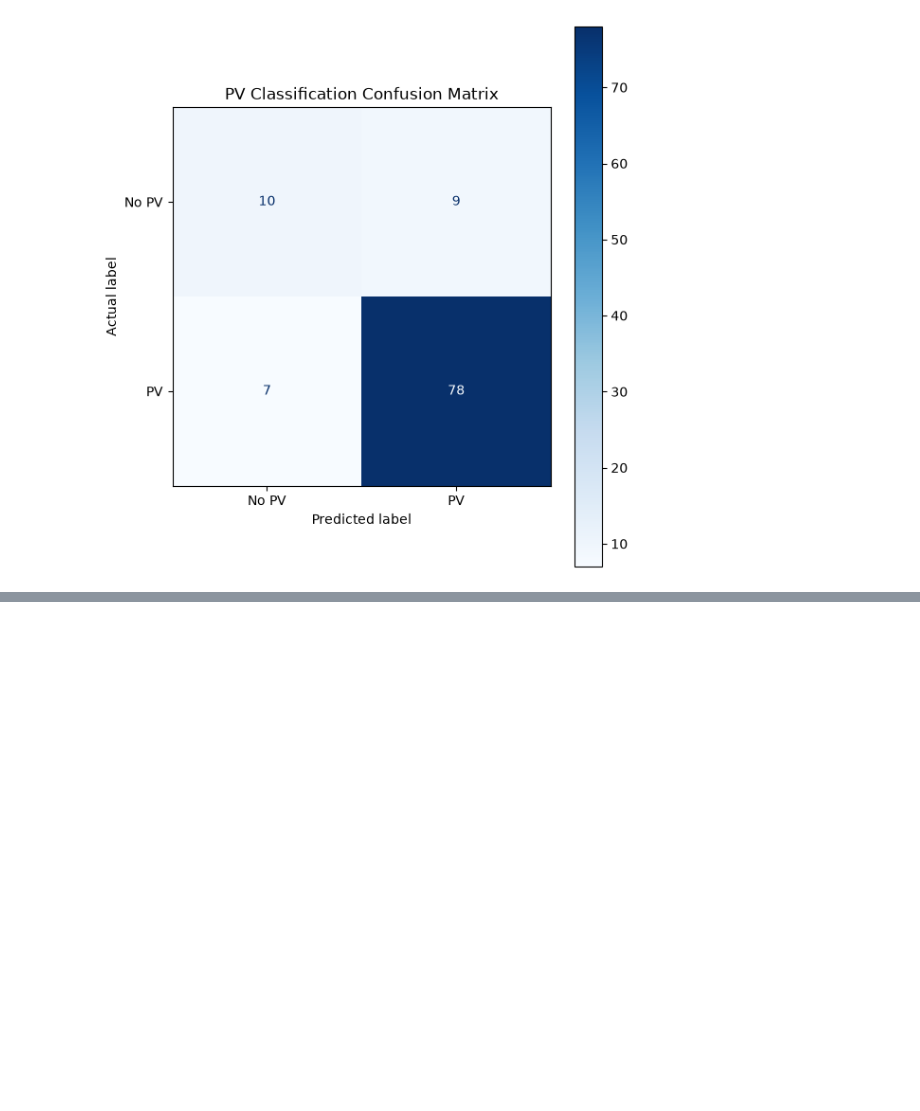
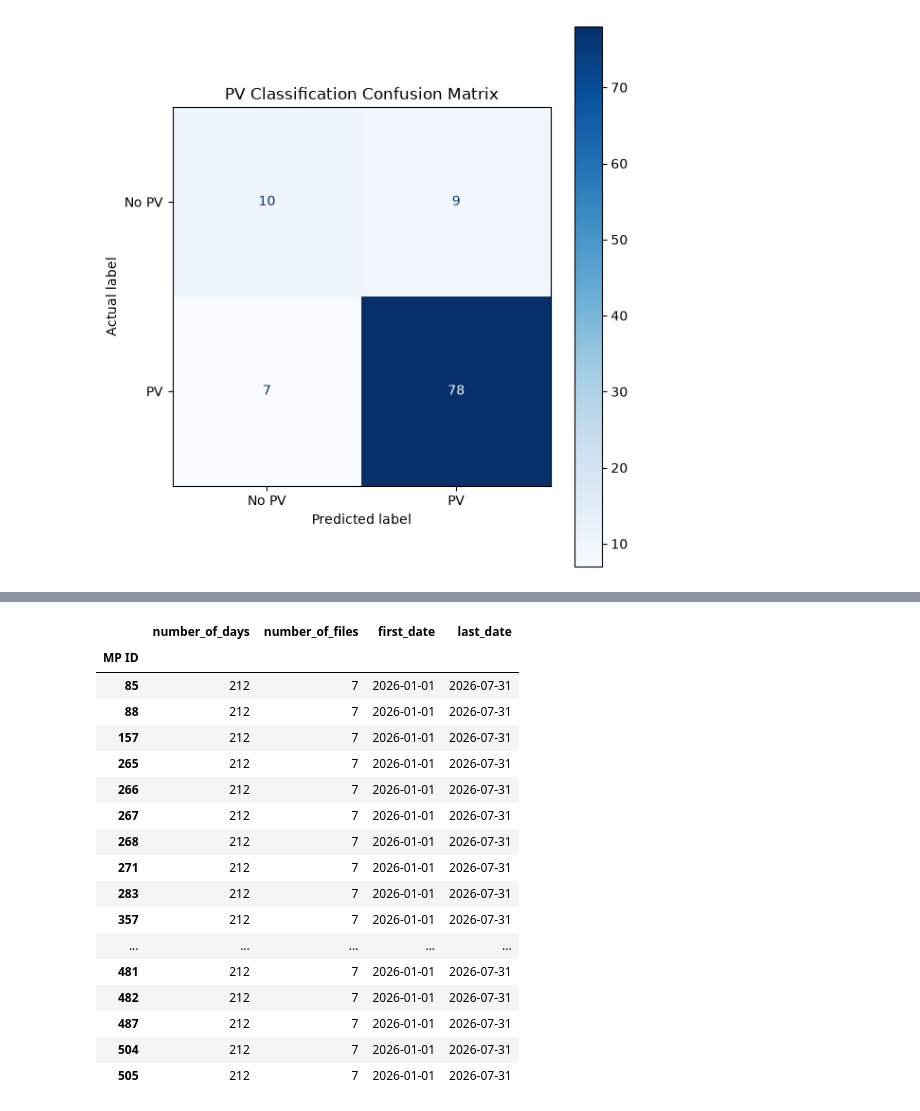
Before and after one commit to francescocafagna2002/OSNOVA, a Jupyter notebook: dataanalysis/cleaning.ipynb, the cells around one changed output, grey strips where cells are left out. Saved outputs shown, nothing was run; the diff lists cells and outputs as text; code cells hidden in the pictures; blank space fills up the shorter version.

```diff
--- a/dataanalysis/cleaning.ipynb
+++ b/dataanalysis/cleaning.ipynb
@@ -1188,0 +1221,82 @@ from pv_prediction.pv_prediction_suite import (
+# %%
+# ============================================================
+# 2. FIND MP IDs WITH THE BEST 2026 COVERAGE
+# ============================================================
+
+coverage_parts = []
+
+for file in files_2026:
+    try:
+        temp = pd.read_parquet(
+            file,
+            columns=["MP ID", "Datum"]
+        )
+
+        temp["MP ID"] = pd.to_numeric(
+            temp["MP ID"],
+            errors="coerce"
+        ).astype("Int64")
+
+        temp["Datum"] = pd.to_datetime(
+            temp["Datum"],
+            dayfirst=True,
+            errors="coerce"
+        )
+
+        temp = temp.dropna(
+            subset=["MP ID", "Datum"]
+        )
+
+        temp["source_file"] = str(file)
+
+        coverage_parts.append(
+            temp[["MP ID", "Datum", "source_file"]]
+        )
+
+    except Exception as e:
+        print("FAILED:", file)
+        print(e)
+
+
+coverage = pd.concat(
+    coverage_parts,
+    ignore_index=True
+)
+
+
+# Summary per MP ID
+mp_coverage = (
+    coverage
+    .groupby("MP ID")
+    .agg(
+        number_of_days=("Datum", "nunique"),
+        number_of_files=("source_file", "nunique"),
+        first_date=("Datum", "min"),
+        last_date=("Datum", "max"),
+    )
+    .sort_values(
+        ["number_of_files", "number_of_days"],
+        ascending=False
+    )
+)
+
+display(mp_coverage.head(20))
+# %% [output]
+|  | number_of_days | number_of_files | first_date | last_date |
+| MP ID |  |  |  |  |
+| 85 | 212 | 7 | 2026-01-01 | 2026-07-31 |
+| 88 | 212 | 7 | 2026-01-01 | 2026-07-31 |
+| 157 | 212 | 7 | 2026-01-01 | 2026-07-31 |
+| 265 | 212 | 7 | 2026-01-01 | 2026-07-31 |
+| 266 | 212 | 7 | 2026-01-01 | 2026-07-31 |
+| 267 | 212 | 7 | 2026-01-01 | 2026-07-31 |
+| 268 | 212 | 7 | 2026-01-01 | 2026-07-31 |
+| 271 | 212 | 7 | 2026-01-01 | 2026-07-31 |
+| 283 | 212 | 7 | 2026-01-01 | 2026-07-31 |
+| 357 | 212 | 7 | 2026-01-01 | 2026-07-31 |
+| ... | ... | ... | ... | ... |
+| 481 | 212 | 7 | 2026-01-01 | 2026-07-31 |
+| 482 | 212 | 7 | 2026-01-01 | 2026-07-31 |
+| 487 | 212 | 7 | 2026-01-01 | 2026-07-31 |
+| 504 | 212 | 7 | 2026-01-01 | 2026-07-31 |
+| 505 | 212 | 7 | 2026-01-01 | 2026-07-31 |
```
Also changed, not shown: parts of 8 cells of this notebook, 2 other files.
